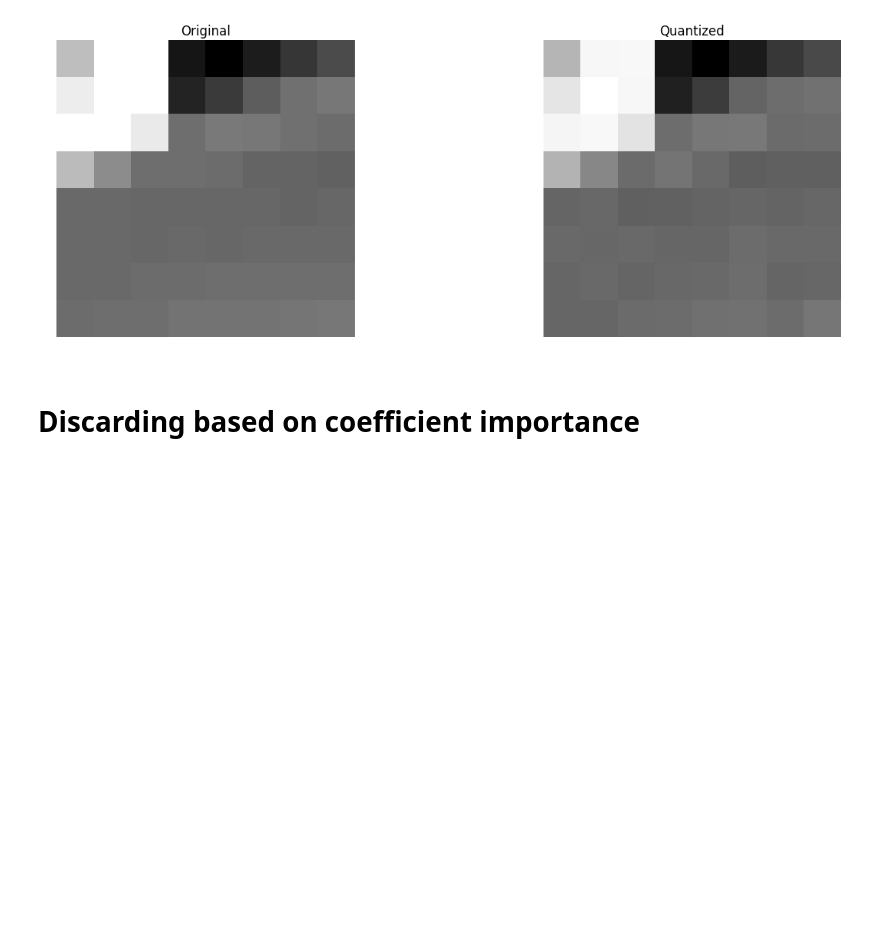
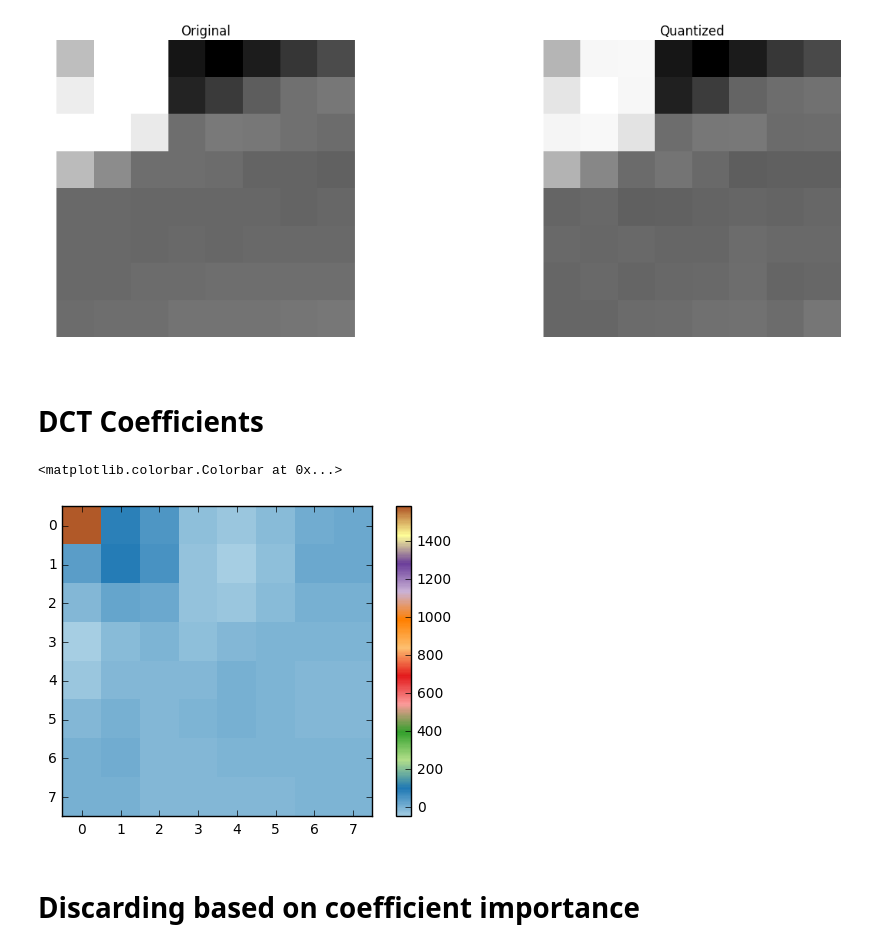
Before and after one commit to leandromoreira/digital_video_introduction, a Jupyter notebook: uniform_quantization_experience.ipynb, the cells around one changed output. Saved outputs shown, nothing was run; the diff lists cells and outputs as text; code cells hidden in the pictures; blank space fills up the shorter version.

Commit message:
adds DCT coefficients plotted graph

```diff
--- a/uniform_quantization_experience.ipynb
+++ b/uniform_quantization_experience.ipynb
@@ -62,6 +62,14 @@ plt2.imshow(idct_slice, cmap='gray',interpolation='nearest')
 # %% [output]
 <matplotlib.image.AxesImage at 0x...>
 [figure]
+# %% [markdown]
+# DCT Coefficients
+# %%
+plt.imshow(dct_slice, interpolation='nearest',cmap=plt.cm.Paired)
+plt.colorbar(shrink=1)
+# %% [output]
+<matplotlib.colorbar.Colorbar at 0x...>
+[figure, added]
 # %% [markdown]
 # Discarding based on coefficient importance
 # %%
```
